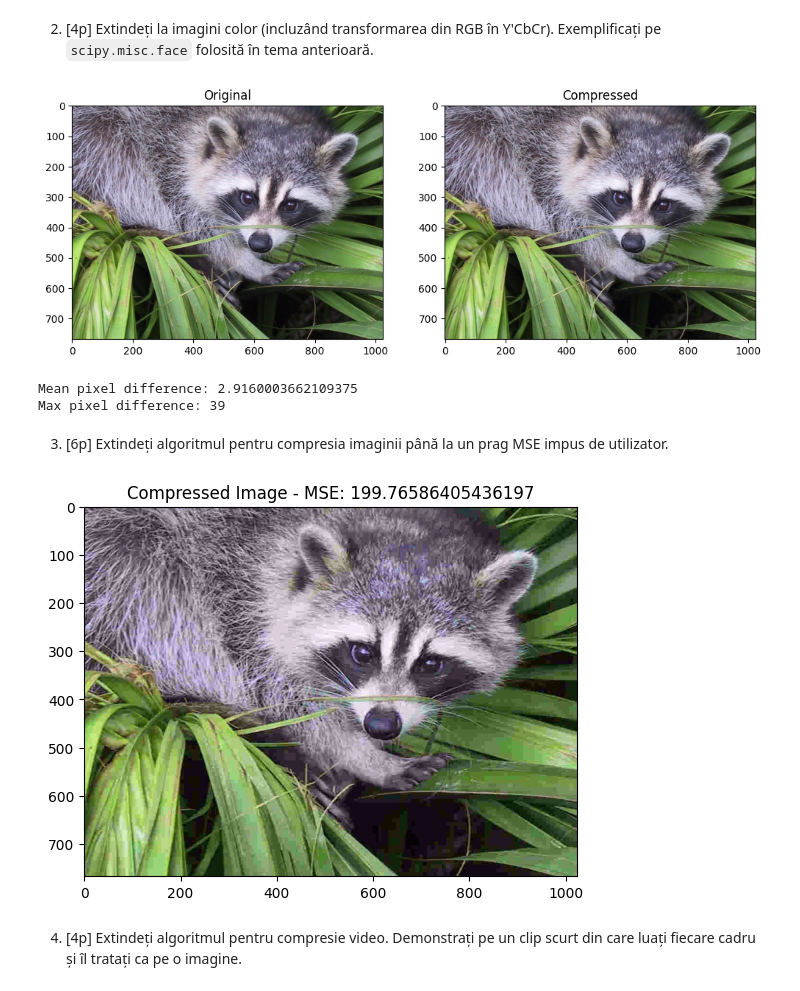
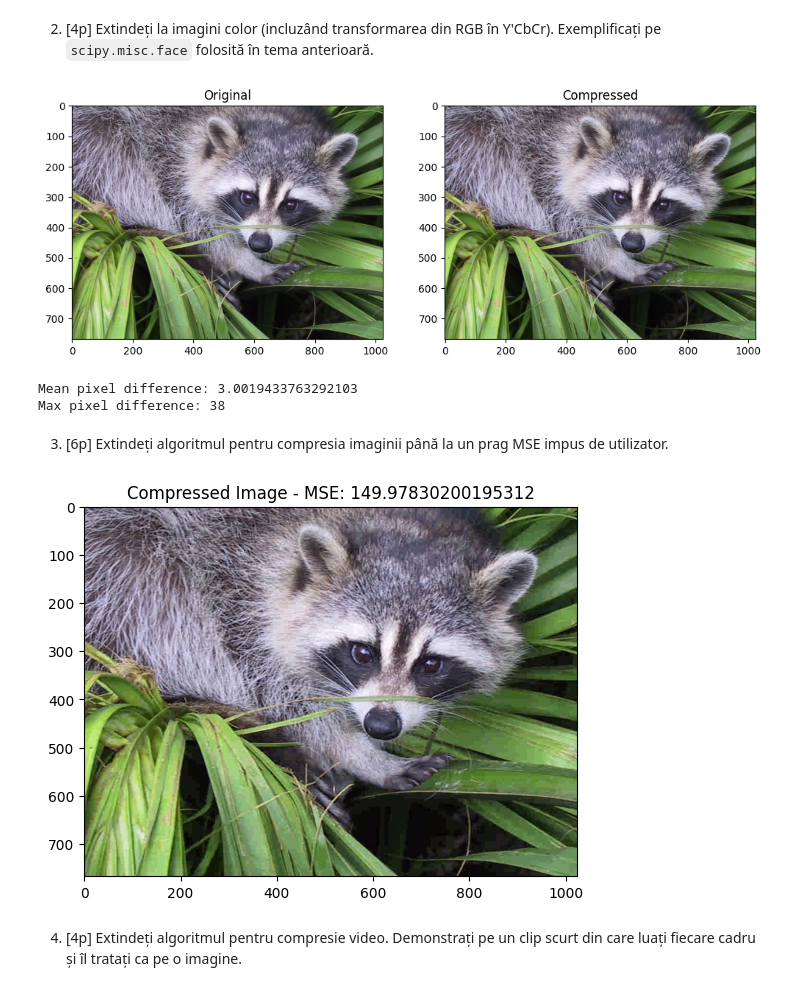
Before and after one commit to GVolter/Procesarea-Semnalelor-FMI, a Jupyter notebook: Tema 1/ps-tema-01.ipynb, the cells around one changed output. Drawn from its saved outputs; the diff is of its cells as text; code cells hidden in the pictures.

Commit message:
added quantization matrice for the chrominance

```diff
--- a/Tema 1/ps-tema-01.ipynb
+++ b/Tema 1/ps-tema-01.ipynb
@@ -199,6 +199,17 @@ Max pixel difference: 6
 # %% [markdown]
 2. [4p] Extindeți la imagini color (incluzând transformarea din RGB în Y'CbCr). Exemplificați pe `scipy.misc.face` folosită în tema anterioară.
 # %%
+Q_jpeg_CbCr = np.array([
+    [17, 18, 24, 47, 99, 99, 99, 99],
+    [18, 21, 26, 66, 99, 99, 99, 99],
+    [24, 26, 56, 99, 99, 99, 99, 99],
+    [47, 66, 99, 99, 99, 99, 99, 99],
+    [99, 99, 99, 99, 99, 99, 99, 99],
+    [99, 99, 99, 99, 99, 99, 99, 99],
+    [99, 99, 99, 99, 99, 99, 99, 99],
+    [99, 99, 99, 99, 99, 99, 99, 99]
+])
+
 def rgb2ycbcr(rgb_image):
     transform_matrix = np.array([
         [0.299, 0.587, 0.114],
@@ -241,12 +252,12 @@ def compress_channel(channel, quant_matrix, block_size=8):
     compressed_channel = np.clip(compressed_channel, 0, 255)
     return compressed_channel
 
-def process_blocks_color(image, quant_matrix, block_size=8):
+def process_blocks_color(image, quant_matrix, quant_matrix_cbcr, block_size=8):
     ycbcr_image = rgb2ycbcr(image)
 
     compressed_Y = compress_channel(ycbcr_image[:, :, 0], quant_matrix, block_size)
-    compressed_Cb = compress_channel(ycbcr_image[:, :, 1], quant_matrix, block_size)
-    compressed_Cr = compress_channel(ycbcr_image[:, :, 2], quant_matrix, block_size)
+    compressed_Cb = compress_channel(ycbcr_image[:, :, 1], quant_matrix_cbcr, block_size)
+    compressed_Cr = compress_channel(ycbcr_image[:, :, 2], quant_matrix_cbcr, block_size)
 
     compressed_ycbcr = np.stack((compressed_Y, compressed_Cb, compressed_Cr), axis=-1)
 
@@ -258,7 +269,7 @@ def process_blocks_color(image, quant_matrix, block_size=8):
 
 image = misc.face()
 
-image_compressed = process_blocks_color(image, Q_jpeg)
+image_compressed = process_blocks_color(image, Q_jpeg, Q_jpeg_CbCr)
 
 fig, axs = plt.subplots(1, 2, figsize=(12, 6))
 
@@ -278,45 +289,45 @@ print(f"Mean pixel difference: {mean_difference}")
 print(f"Max pixel difference: {max_difference}")
 # %% [output]
 [figure]
-Mean pixel difference: 2.9160003662109375
-Max pixel difference: 39
+Mean pixel difference: 3.0019433763292103
+Max pixel difference: 38
 # %% [markdown]
 
 3. [6p] Extindeți algoritmul pentru compresia imaginii până la un prag MSE impus de utilizator.
 # %%
 def mse(original, compressed):
     m, n, _ = original.shape
     mse = np.sum((original - compressed) ** 2) / (m * n)
     return mse
 
-def compress_to_mse_threshold(original, initial_quant_matrix, mse_threshold, block_size=8):
-    quant_matrix = np.array(initial_quant_matrix, dtype=float)
-    compressed = process_blocks_color(original, quant_matrix, block_size)
+def compress_to_mse_threshold(original, quant_matrix, quant_matrix_cbcr, mse_threshold, block_size=8):
+    quant_matrix = np.array(quant_matrix, dtype=float)
+    compressed = process_blocks_color(original, quant_matrix, quant_matrix_cbcr, block_size)
     current_mse = mse(original, compressed)
 
     if current_mse > mse_threshold:
         return compressed, current_mse
 
     while current_mse < mse_threshold:
         quant_matrix *= np.sqrt(mse_threshold/current_mse)
-        compressed = process_blocks_color(original, quant_matrix, block_size)
+        compressed = process_blocks_color(original, quant_matrix, quant_matrix_cbcr, block_size)
         new_mse = mse(original, compressed)
 
         if new_mse > mse_threshold:
             break
 
         current_mse = new_mse
 
     return compressed, current_mse
 
-mse_threshold = 200
-compressed_image, achieved_mse = compress_to_mse_threshold(image, Q_jpeg, mse_threshold)
+mse_threshold = 150
+compressed_image, achieved_mse = compress_to_mse_threshold(image, Q_jpeg, Q_jpeg_CbCr, mse_threshold)
 
 plt.imshow(compressed_image)
 plt.title(f'Compressed Image - MSE: {achieved_mse}')
 plt.show()
 # %% [output]
-[figure, old version]
+[figure, new version]
 # %% [markdown]
 4. [4p] Extindeți algoritmul pentru compresie video. Demonstrați pe un clip scurt din care luați fiecare cadru și îl tratați ca pe o imagine.
 # %%
```
Also changed, not shown: parts of 1 cell of this notebook, 1 other file.
